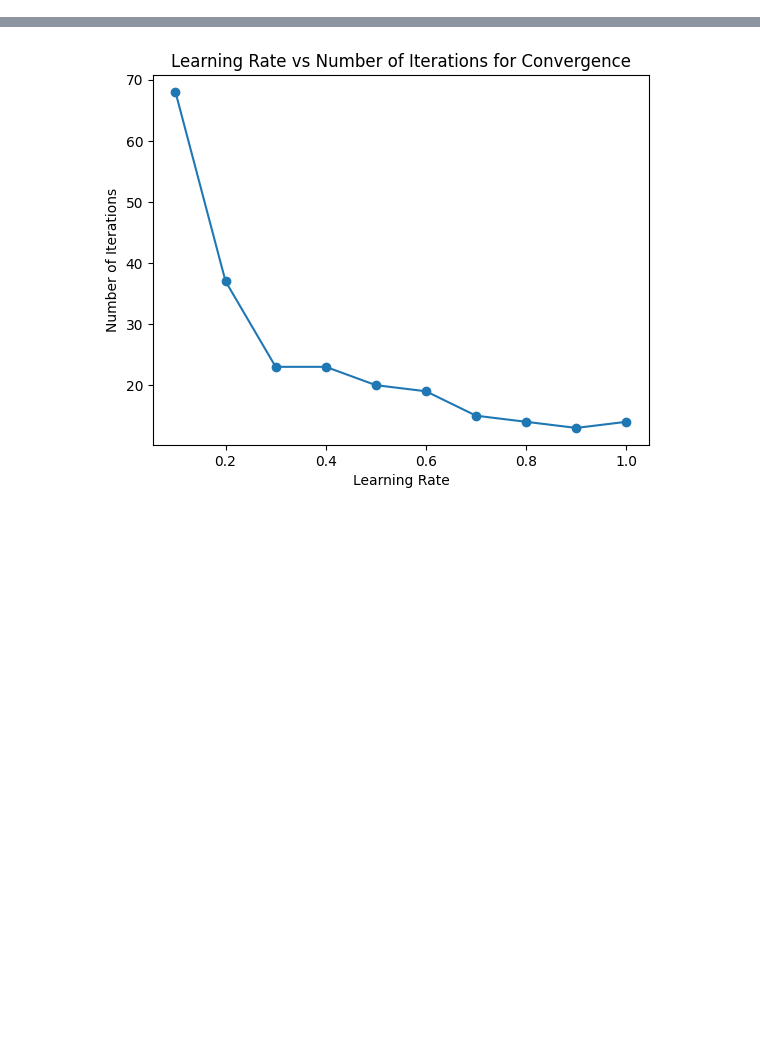
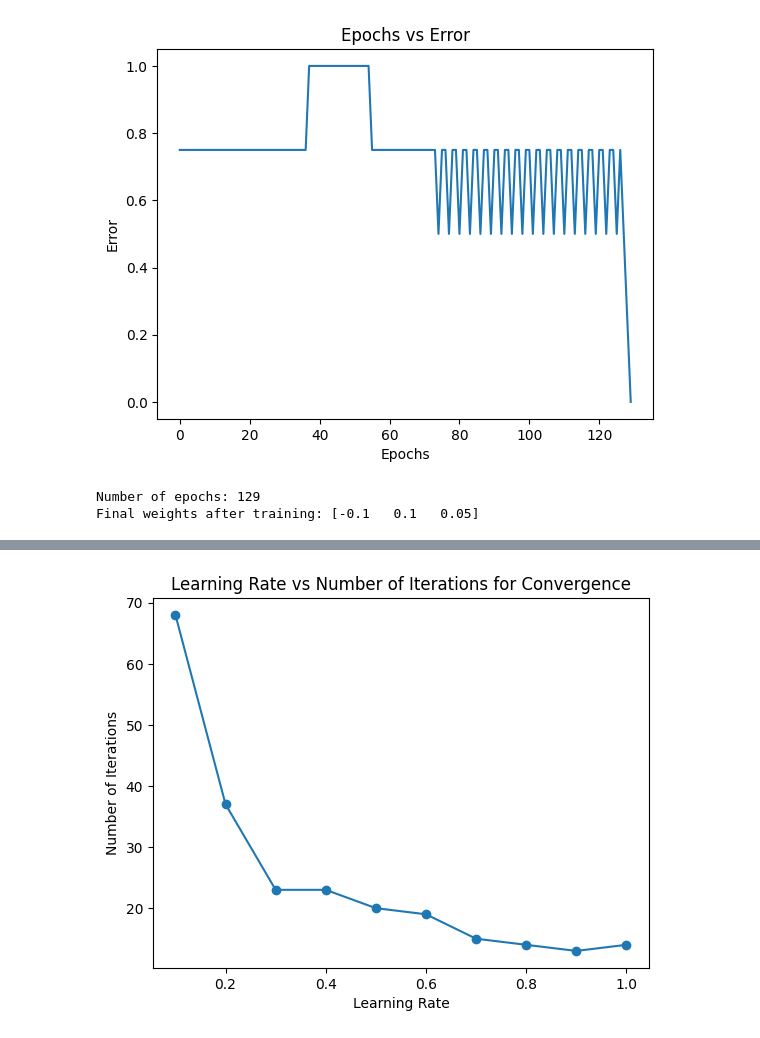
Before and after one commit to kar1hik000/Art-Style-Classification-Model-Processing-Techniques, a Jupyter notebook: Lab-06/lab06.ipynb, the cells around one changed output, grey strips where cells are left out. Cells and saved outputs as stored; diff of their text form; code cells hidden in the pictures; blank space fills up the shorter version.

```diff
--- a/Lab-06/lab06.ipynb
+++ b/Lab-06/lab06.ipynb
@@ -37,3 +1,67 @@ num_epochs, weights
+# %%
+import numpy as np
+import matplotlib.pyplot as plt
+
+def step_activation(x):
+    return np.where(x >= 0, 1, 0)
+
+def train_perceptron(inputs, outputs, weights, learning_rate, max_epochs=1000, convergence_error=0.002):
+    num_epochs = 0
+    errors = []
+
+    while num_epochs < max_epochs:
+        total_error = 0
+        for i, input_val in enumerate(inputs):
+            # Add bias to input
+            input_with_bias = np.insert(input_val, 0, 1)
+            # Calculate weighted sum
+            weighted_sum = np.dot(input_with_bias, weights)
+            # Apply step activation function
+            predicted = step_activation(weighted_sum)
+            # Calculate error
+            error = outputs[i] - predicted
+            # Update total error for this epoch
+            total_error += error**2
+            # Update weights using perceptron learning rule
+            weights += learning_rate * error * input_with_bias
+
+        # Calculate mean squared error for this epoch
+        mean_squared_error = total_error / len(inputs)
+        # Store error for plotting
+        errors.append(mean_squared_error)
+
+        # Check for convergence
+        if mean_squared_error <= convergence_error:
+            break
+
+        num_epochs += 1
+
+    return errors, weights, num_epochs
+
+if __name__ == "__main__":
+    # Define inputs, outputs, initial weights, and learning rate
+    inputs = np.array([[0, 0], [0, 1], [1, 0], [1, 1]])
+    outputs = np.array([0, 0, 0, 1])
+    initial_weights = np.array([10, 0.2, -0.75])
+    learning_rate = 0.05
+
+    # Train the perceptron
+    errors, final_weights, num_epochs = train_perceptron(inputs, outputs, initial_weights, learning_rate)
+
+    # Plotting the errors
+    plt.plot(errors)
+    plt.title("Epochs vs Error")
+    plt.xlabel("Epochs")
+    plt.ylabel("Error")
+    plt.show()
+
+    # Print results
+    print("Number of epochs:", num_epochs)
+    print("Final weights after training:", final_weights)
+# %% [output]
+[figure, added]
+Number of epochs: 129
+Final weights after training: [-0.1   0.1   0.05]
 # %%
 import numpy as np
 import matplotlib.pyplot as plt
```
Also changed, not shown: parts of 14 cells of this notebook.
